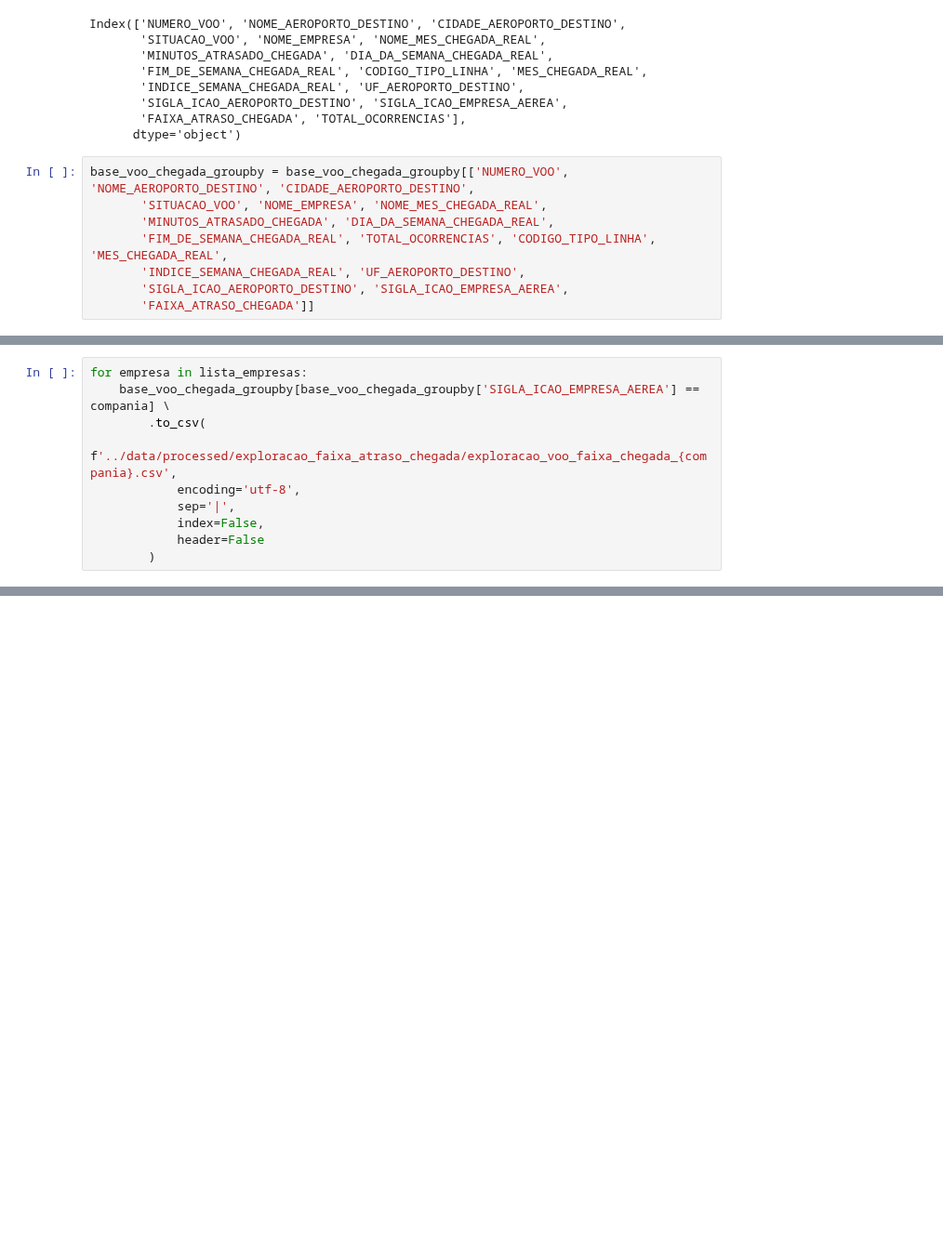
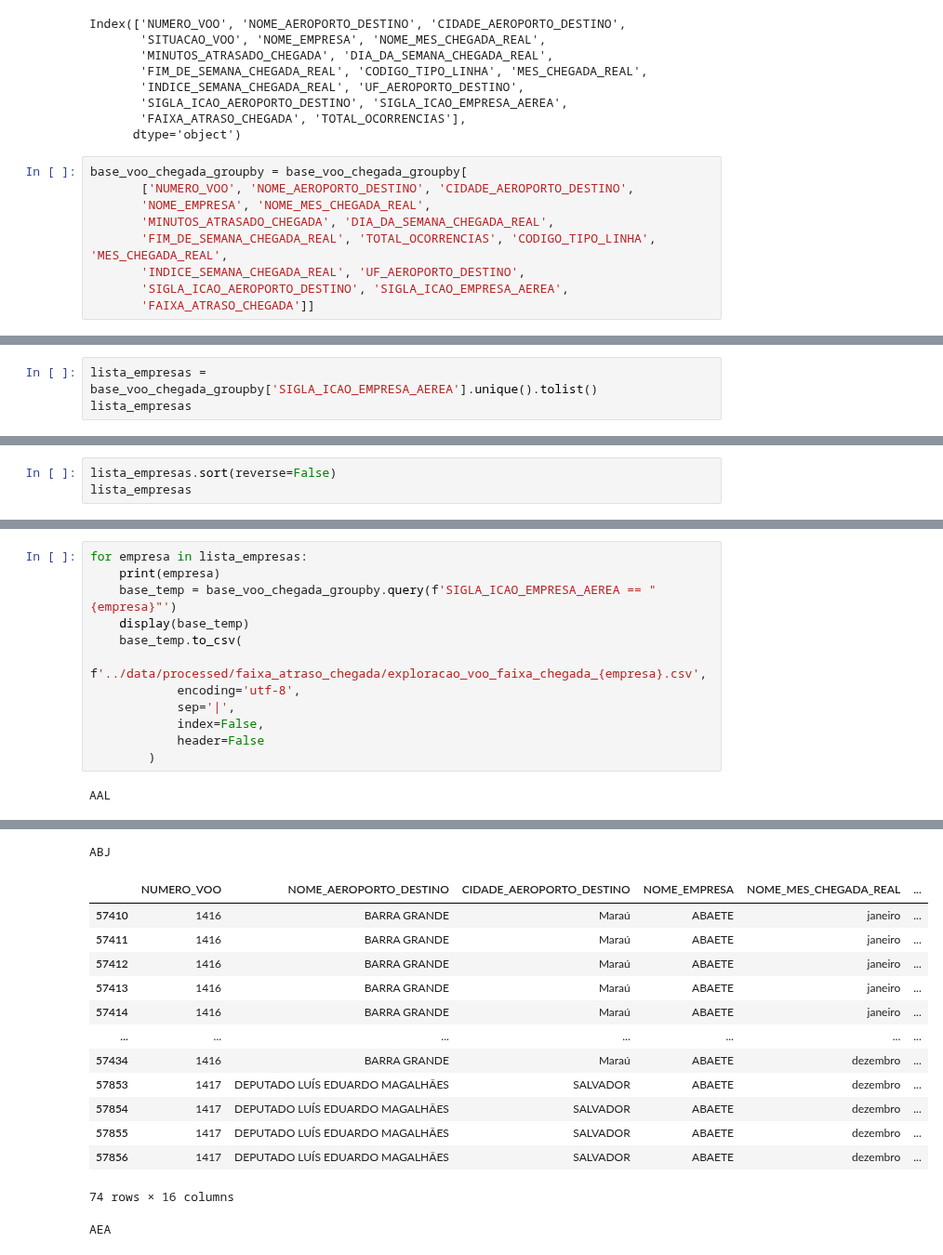
Before and after one commit to rodrigorocha1/dashboard_dados_voos_python, a Jupyter notebook: notebooks/formatacao_exportacao_hive.ipynb, the cells around one changed output, grey strips where cells are left out. Shown at 93% size. Saved outputs shown, nothing was run; the diff lists cells and outputs as text; blank space fills up the shorter version.

```diff
--- a/notebooks/formatacao_exportacao_hive.ipynb
+++ b/notebooks/formatacao_exportacao_hive.ipynb
@@ -364,8 +372,9 @@ Index(['NUMERO_VOO', 'NOME_AEROPORTO_DESTINO', 'CIDADE_AEROPORTO_DESTINO',
        'FAIXA_ATRASO_CHEGADA', 'TOTAL_OCORRENCIAS'],
       dtype='object')
 # %%
-base_voo_chegada_groupby = base_voo_chegada_groupby[['NUMERO_VOO', 'NOME_AEROPORTO_DESTINO', 'CIDADE_AEROPORTO_DESTINO',
-       'SITUACAO_VOO', 'NOME_EMPRESA', 'NOME_MES_CHEGADA_REAL',
+base_voo_chegada_groupby = base_voo_chegada_groupby[
+       ['NUMERO_VOO', 'NOME_AEROPORTO_DESTINO', 'CIDADE_AEROPORTO_DESTINO',
+       'NOME_EMPRESA', 'NOME_MES_CHEGADA_REAL',
        'MINUTOS_ATRASADO_CHEGADA', 'DIA_DA_SEMANA_CHEGADA_REAL',
        'FIM_DE_SEMANA_CHEGADA_REAL', 'TOTAL_OCORRENCIAS', 'CODIGO_TIPO_LINHA', 'MES_CHEGADA_REAL',
        'INDICE_SEMANA_CHEGADA_REAL', 'UF_AEROPORTO_DESTINO',
@@ -373,0 +392,3 @@ base_voo_chegada_groupby = base_voo_chegada_groupby[['NUMERO_VOO', 'NOME_AEROPOR
+# %%
+lista_empresas = base_voo_chegada_groupby['SIGLA_ICAO_EMPRESA_AEREA'].unique().tolist()
+lista_empresas
@@ -373,0 +413,3 @@ base_voo_chegada_groupby = base_voo_chegada_groupby[['NUMERO_VOO', 'NOME_AEROPOR
+# %%
+lista_empresas.sort(reverse=False)
+lista_empresas
@@ -374,10 +438,14 @@ base_voo_chegada_groupby = base_voo_chegada_groupby[['NUMERO_VOO', 'NOME_AEROPOR
 # %%
 for empresa in lista_empresas:
-    base_voo_chegada_groupby[base_voo_chegada_groupby['SIGLA_ICAO_EMPRESA_AEREA'] == compania] \
-        .to_csv(
-            f'../data/processed/exploracao_faixa_atraso_chegada/exploracao_voo_faixa_chegada_{compania}.csv',
+    print(empresa)
+    base_temp = base_voo_chegada_groupby.query(f'SIGLA_ICAO_EMPRESA_AEREA == "{empresa}"')
+    display(base_temp)
+    base_temp.to_csv(
+            f'../data/processed/faixa_atraso_chegada/exploracao_voo_faixa_chegada_{empresa}.csv',
             encoding='utf-8',
             sep='|',
             index=False,
             header=False
         )
+# %% [output]
+AAL
@@ -383,0 +455,15 @@ for empresa in lista_empresas:
+ABJ
+|  | NUMERO_VOO | NOME_AEROPORTO_DESTINO | CIDADE_AEROPORTO_DESTINO | NOME_EMPRESA | NOME_MES_CHEGADA_REAL | ... |
+| 57410 | 1416 | BARRA GRANDE | Maraú | ABAETE | janeiro | ... |
+| 57411 | 1416 | BARRA GRANDE | Maraú | ABAETE | janeiro | ... |
+| 57412 | 1416 | BARRA GRANDE | Maraú | ABAETE | janeiro | ... |
+| 57413 | 1416 | BARRA GRANDE | Maraú | ABAETE | janeiro | ... |
+| 57414 | 1416 | BARRA GRANDE | Maraú | ABAETE | janeiro | ... |
+| ... | ... | ... | ... | ... | ... | ... |
+| 57434 | 1416 | BARRA GRANDE | Maraú | ABAETE | dezembro | ... |
+| 57853 | 1417 | DEPUTADO LUÍS EDUARDO MAGALHÃES | SALVADOR | ABAETE | dezembro | ... |
+| 57854 | 1417 | DEPUTADO LUÍS EDUARDO MAGALHÃES | SALVADOR | ABAETE | dezembro | ... |
+| 57855 | 1417 | DEPUTADO LUÍS EDUARDO MAGALHÃES | SALVADOR | ABAETE | dezembro | ... |
+| 57856 | 1417 | DEPUTADO LUÍS EDUARDO MAGALHÃES | SALVADOR | ABAETE | dezembro | ... |
+74 rows × 16 columns
+AEA
```
Also changed, not shown: parts of 10 cells of this notebook, 1 other file.
